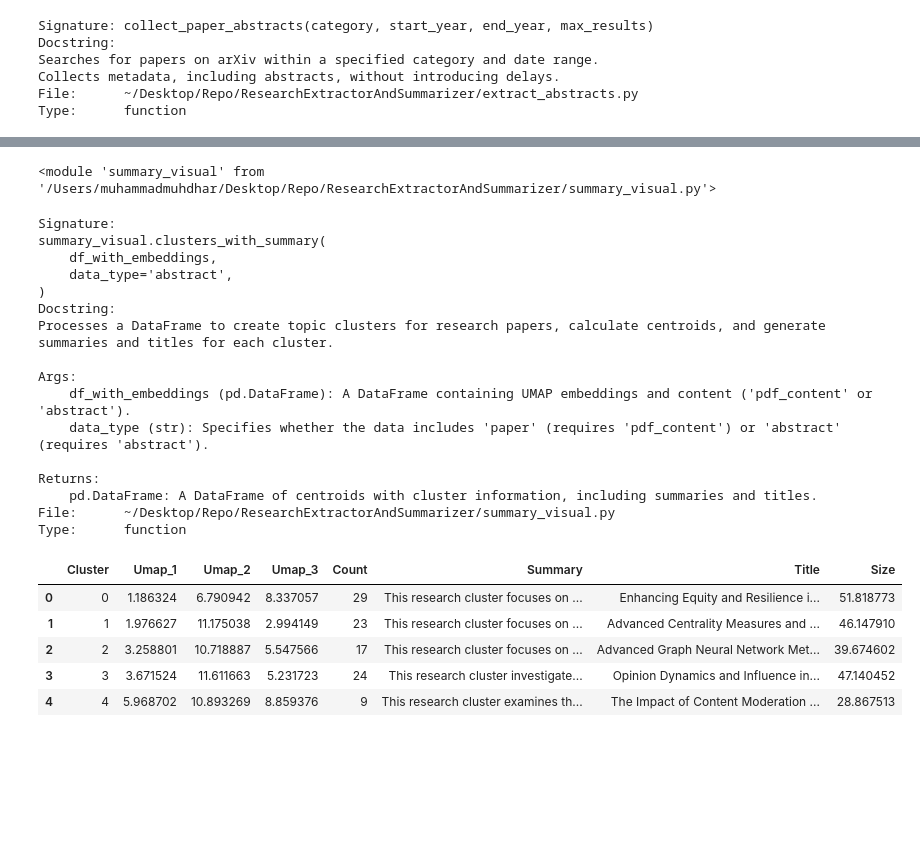
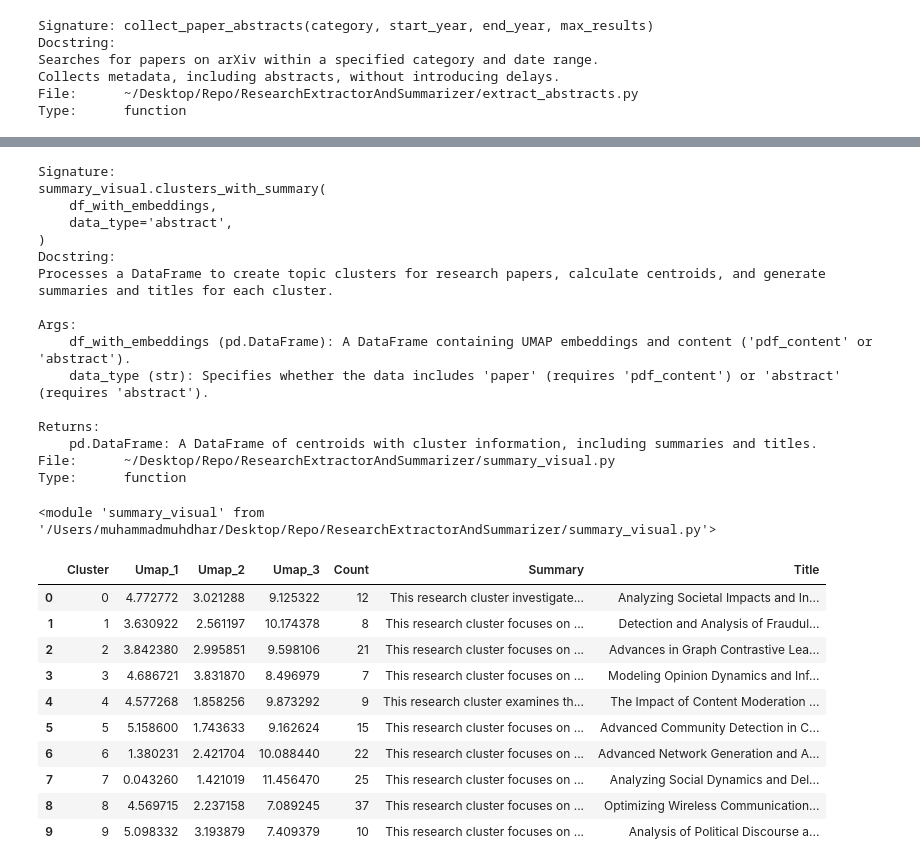
Before and after one commit to MuhammadOmarMuhdhar/ResearchExtractorAndSummarizer, a Jupyter notebook: testing.ipynb, the cells around one changed output, grey strips where cells are left out. Drawn from its saved outputs; the diff is of its cells as text; code cells hidden in the pictures; blank space fills up the shorter version.

```diff
--- a/testing.ipynb
+++ b/testing.ipynb
@@ -82,41 +46,27 @@ df_with_embeddings.head()
+# %%
+summary_visual.clusters_with_summary?
+# %% [output]
+Signature:
+summary_visual.clusters_with_summary(
+    df_with_embeddings,
+    data_type='abstract',
+)
+Docstring:
+Processes a DataFrame to create topic clusters for research papers, calculate centroids, and generate summaries and titles for each cluster.
+
+Args:
+    df_with_embeddings (pd.DataFrame): A DataFrame containing UMAP embeddings and content ('pdf_content' or 'abstract').
+    data_type (str): Specifies whether the data includes 'paper' (requires 'pdf_content') or 'abstract' (requires 'abstract').
+
+Returns:
+    pd.DataFrame: A DataFrame of centroids with cluster information, including summaries and titles.
+File:      ~/Desktop/Repo/ResearchExtractorAndSummarizer/summary_visual.py
+Type:      function
 # %%
 import importlib
 importlib.reload(summary_visual)
 # %% [output]
 <module 'summary_visual' from '/Users/muhammadmuhdhar/Desktop/Repo/ResearchExtractorAndSummarizer/summary_visual.py'>
-# %%
-import summary_visual
-
-summary_visual.clusters_with_summary?
-# %% [output]
-Signature:
-summary_visual.clusters_with_summary(
-    df_with_embeddings,
-    data_type='abstract',
-)
-Docstring:
-Processes a DataFrame to create topic clusters for research papers, calculate centroids, and generate summaries and titles for each cluster.
-
-Args:
-    df_with_embeddings (pd.DataFrame): A DataFrame containing UMAP embeddings and content ('pdf_content' or 'abstract').
-    data_type (str): Specifies whether the data includes 'paper' (requires 'pdf_content') or 'abstract' (requires 'abstract').
-
-Returns:
-    pd.DataFrame: A DataFrame of centroids with cluster information, including summaries and titles.
-File:      ~/Desktop/Repo/ResearchExtractorAndSummarizer/summary_visual.py
-Type:      function
 # %%
 
-clusters = summary_visual.clusters_with_summary(df_with_embeddings)
+df_with_embeddings_clusters, centroids = summary_visual.clusters_with_summary(df_with_embeddings)
-# %%
-clusters['Size'] = (clusters['Count'] ** 0.5) / (clusters['Count'].max() ** 0.5) * 100
-clusters.head()
-# %% [output]
-|  | Cluster | Umap_1 | Umap_2 | Umap_3 | Count | Summary | Title | Size |
-| 0 | 0 | 1.186324 | 6.790942 | 8.337057 | 29 | This research cluster focuses on ... | Enhancing Equity and Resilience i... | 51.818773 |
-| 1 | 1 | 1.976627 | 11.175038 | 2.994149 | 23 | This research cluster focuses on ... | Advanced Centrality Measures and ... | 46.147910 |
-| 2 | 2 | 3.258801 | 10.718887 | 5.547566 | 17 | This research cluster focuses on ... | Advanced Graph Neural Network Met... | 39.674602 |
-| 3 | 3 | 3.671524 | 11.611663 | 5.231723 | 24 | This research cluster investigate... | Opinion Dynamics and Influence in... | 47.140452 |
-| 4 | 4 | 5.968702 | 10.893269 | 8.859376 | 9 | This research cluster examines th... | The Impact of Content Moderation ... | 28.867513 |
-# %%
-centroids = clusters.copy()
@@ -260,0 +73,14 @@ fig.show()
+# %%
+centroids.head(10)
+# %% [output]
+|  | Cluster | Umap_1 | Umap_2 | Umap_3 | Count | Summary | Title |
+| 0 | 0 | 4.772772 | 3.021288 | 9.125322 | 12 | This research cluster investigate... | Analyzing Societal Impacts and In... |
+| 1 | 1 | 3.630922 | 2.561197 | 10.174378 | 8 | This research cluster focuses on ... | Detection and Analysis of Fraudul... |
+| 2 | 2 | 3.842380 | 2.995851 | 9.598106 | 21 | This research cluster focuses on ... | Advances in Graph Contrastive Lea... |
+| 3 | 3 | 4.686721 | 3.831870 | 8.496979 | 7 | This research cluster focuses on ... | Modeling Opinion Dynamics and Inf... |
+| 4 | 4 | 4.577268 | 1.858256 | 9.873292 | 9 | This research cluster examines th... | The Impact of Content Moderation ... |
+| 5 | 5 | 5.158600 | 1.743633 | 9.162624 | 15 | This research cluster focuses on ... | Advanced Community Detection in C... |
+| 6 | 6 | 1.380231 | 2.421704 | 10.088440 | 22 | This research cluster focuses on ... | Advanced Network Generation and A... |
+| 7 | 7 | 0.043260 | 1.421019 | 11.456470 | 25 | This research cluster focuses on ... | Analyzing Social Dynamics and Del... |
+| 8 | 8 | 4.569715 | 2.237158 | 7.089245 | 37 | This research cluster focuses on ... | Optimizing Wireless Communication... |
+| 9 | 9 | 5.098332 | 3.193879 | 7.409379 | 10 | This research cluster focuses on ... | Analysis of Political Discourse a... |
```
Also changed, not shown: parts of 10 cells of this notebook, 1 other file.
